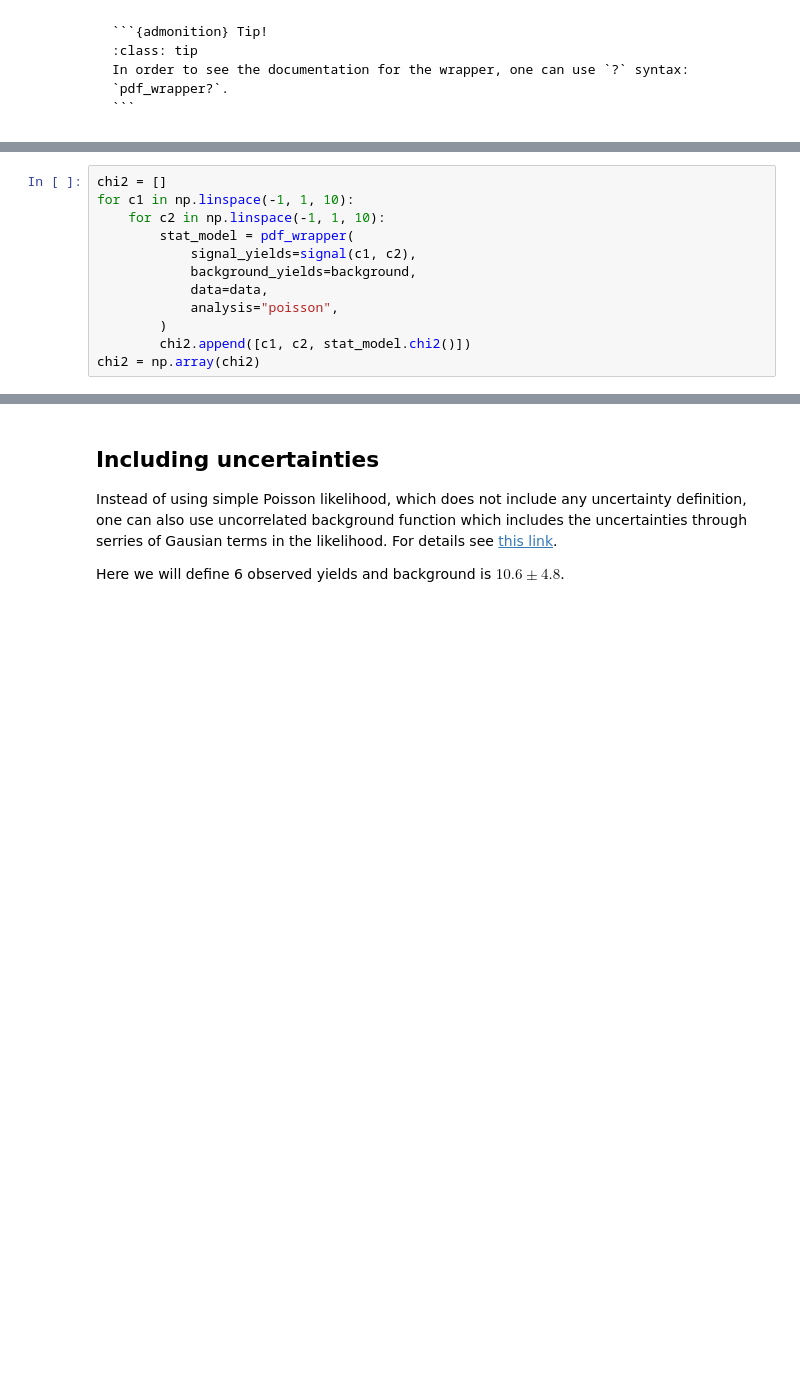
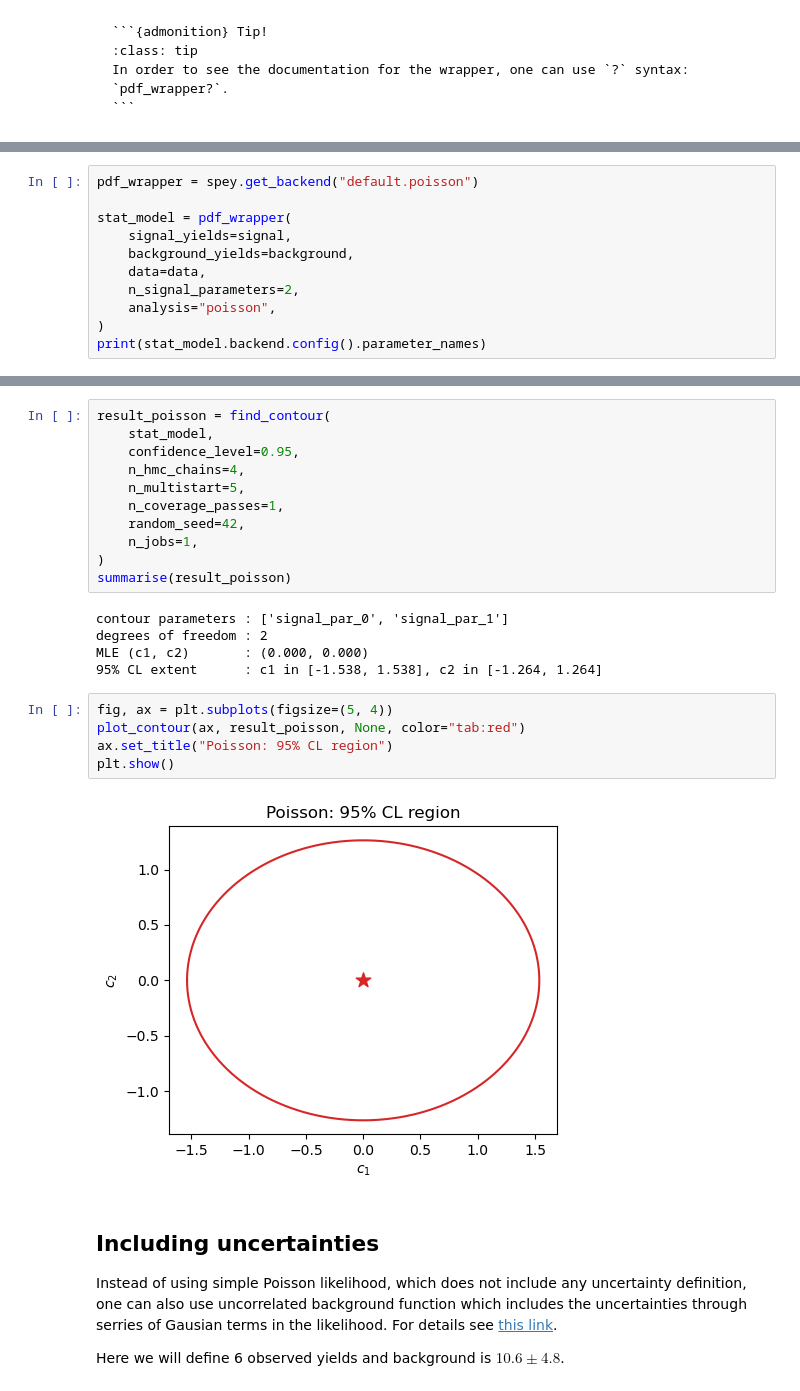
Before and after one commit to SpeysideHEP/spey, a Jupyter notebook: docs/tutorials/functional_tuto.ipynb, the cells around one changed output, grey strips where cells are left out. Saved outputs shown, nothing was run; the diff lists cells and outputs as text; blank space fills up the shorter version.

```diff
--- a/docs/tutorials/functional_tuto.ipynb
+++ b/docs/tutorials/functional_tuto.ipynb
@@ -78,12 +79,0 @@ $\hat\mu$ is the signal strength that maximises the likelihood. Note that since
-# %%
-chi2 = []
-for c1 in np.linspace(-1, 1, 10):
-    for c2 in np.linspace(-1, 1, 10):
-        stat_model = pdf_wrapper(
-            signal_yields=signal(c1, c2),
-            background_yields=background,
-            data=data,
-            analysis="poisson",
-        )
-        chi2.append([c1, c2, stat_model.chi2()])
-chi2 = np.array(chi2)
@@ -126,0 +80,11 @@ plt.show()
+# %%
+pdf_wrapper = spey.get_backend("default.poisson")
+
+stat_model = pdf_wrapper(
+    signal_yields=signal,
+    background_yields=background,
+    data=data,
+    n_signal_parameters=2,
+    analysis="poisson",
+)
+print(stat_model.backend.config().parameter_names)
@@ -127,3 +101,26 @@ plt.show()
+# %%
+result_poisson = find_contour(
+    stat_model,
+    confidence_level=0.95,
+    n_hmc_chains=4,
+    n_multistart=5,
+    n_coverage_passes=1,
+    random_seed=42,
+    n_jobs=1,
+)
+summarise(result_poisson)
+# %% [output]
+contour parameters : ['signal_par_0', 'signal_par_1']
+degrees of freedom : 2
+MLE (c1, c2)       : (0.000, 0.000)
+95% CL extent      : c1 in [-1.538, 1.538], c2 in [-1.264, 1.264]
+# %%
+fig, ax = plt.subplots(figsize=(5, 4))
+plot_contour(ax, result_poisson, None, color="tab:red")
+ax.set_title("Poisson: 95% CL region")
+plt.show()
+# %% [output]
+[figure, added]
 # %% [markdown]
 ## Including uncertainties
 
```
Also changed, not shown: parts of 31 cells of this notebook, 5 other files.
